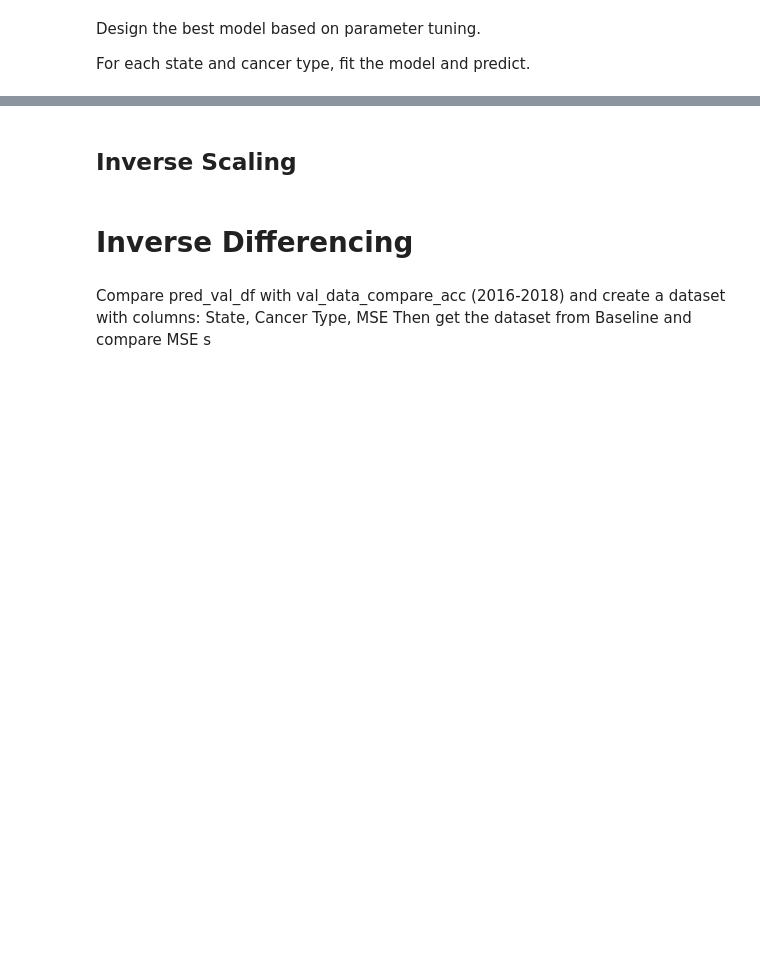
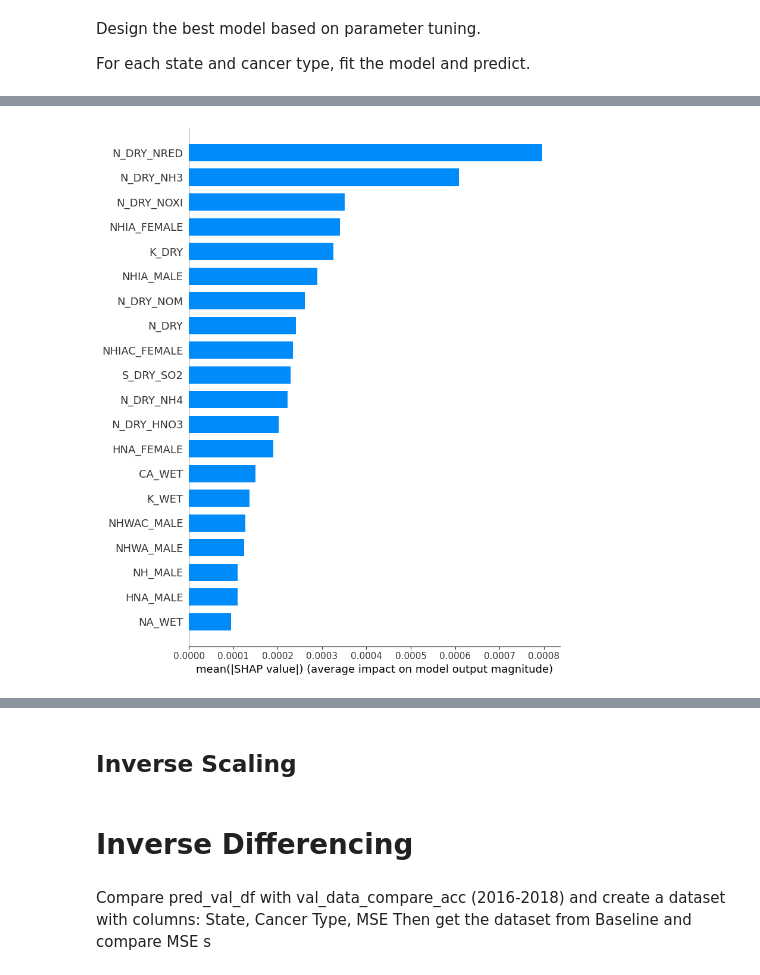
Before and after one commit to MiladMt11/ABA-Spring2023, a Jupyter notebook: 3. Corr & RNN.ipynb, the cells around one changed output, grey strips where cells are left out. Cells and saved outputs as stored; diff of their text form; code cells hidden in the pictures; blank space fills up the shorter version.

Commit message:
SHAP for explainable AI is added

```diff
--- a/3. Corr & RNN.ipynb
+++ b/3. Corr & RNN.ipynb
@@ -69,22 +98,22 @@ for i in range(len(corr_matrix.columns)):
 # %%
-sns.set_theme(style="white")
+# sns.set_theme(style="white")
 
 
-# Compute the correlation matrix
-corr = df.corr()
+# # Compute the correlation matrix
+# corr = df.corr()
 
-# Generate a mask for the upper triangle
-mask = np.triu(np.ones_like(corr, dtype=bool))
+# # Generate a mask for the upper triangle
+# mask = np.triu(np.ones_like(corr, dtype=bool))
 
-# Set up the matplotlib figure
-f, ax = plt.subplots(figsize=(11, 9))
+# # Set up the matplotlib figure
+# f, ax = plt.subplots(figsize=(11, 9))
 
-# Generate a custom diverging colormap
-cmap = sns.diverging_palette(230, 20, as_cmap=True)
+# # Generate a custom diverging colormap
+# cmap = sns.diverging_palette(230, 20, as_cmap=True)
 
-# Draw the heatmap with the mask and correct aspect ratio
-sns.heatmap(corr, mask=mask, cmap=cmap, vmax=.3, center=0,
-            square=True, linewidths=.5, cbar_kws={"shrink": .5})
+# # Draw the heatmap with the mask and correct aspect ratio
+# sns.heatmap(corr, mask=mask, cmap=cmap, vmax=.3, center=0,
+#             square=True, linewidths=.5, cbar_kws={"shrink": .5})
 # %% [markdown]
 ## Splitting Dataset
 # %%
@@ -193,8 +229,8 @@ def create_sequences(data, seq_length,target_col):
     X = X.astype('float32')
     y = y.astype('float32')
 
-    X = tf.convert_to_tensor(X)
-    y = tf.convert_to_tensor(y)
+    # X = tf.convert_to_tensor(X)
+    # y = tf.convert_to_tensor(y)
 
 
 
@@ -204,9 +240,12 @@ def create_sequences(data, seq_length,target_col):
 # %%
 # Define the function that creates the LSTM model
 
+from tensorflow.keras.models import Sequential
+from tensorflow.keras.layers import LSTM, Dense
+
 def create_model(num_layers, num_nodes, input_shape):
     model = Sequential()
-    model.add(LSTM(num_nodes, input_shape=input_shape, activation='relu'))
+    model.add(LSTM(num_nodes, input_shape=(input_shape[0], input_shape[1]), activation='relu'))
     for i in range(num_layers - 1):
         model.add(Dense(num_nodes, activation='relu'))
     model.add(Dense(1))
@@ -373,0 +445,6 @@ pred_val_df = pd.merge(val_data.iloc[:, :-7], pivot_df, on=['Year', 'State'])
+# %%
+from tensorflow.python.ops.numpy_ops import np_config
+np_config.enable_numpy_behavior()
+import shap
+explainer = shap.DeepExplainer(final_model, X_train_numpy)
+shap_values = explainer.shap_values(X_val_numpy)
@@ -373,0 +455,4 @@ pred_val_df = pd.merge(val_data.iloc[:, :-7], pivot_df, on=['Year', 'State'])
+# %%
+shap.initjs()
+shap.summary_plot(shap_values[0][0], plot_type = 'bar', feature_names =state_test_df.iloc[:, 2:-7].columns, features=state_test_df.iloc[:, 2:-7])
+# %% [output]
@@ -373,0 +460 @@ pred_val_df = pd.merge(val_data.iloc[:, :-7], pivot_df, on=['Year', 'State'])
+[figure, added]
```
Also changed, not shown: parts of 23 cells of this notebook, 3 other files.
